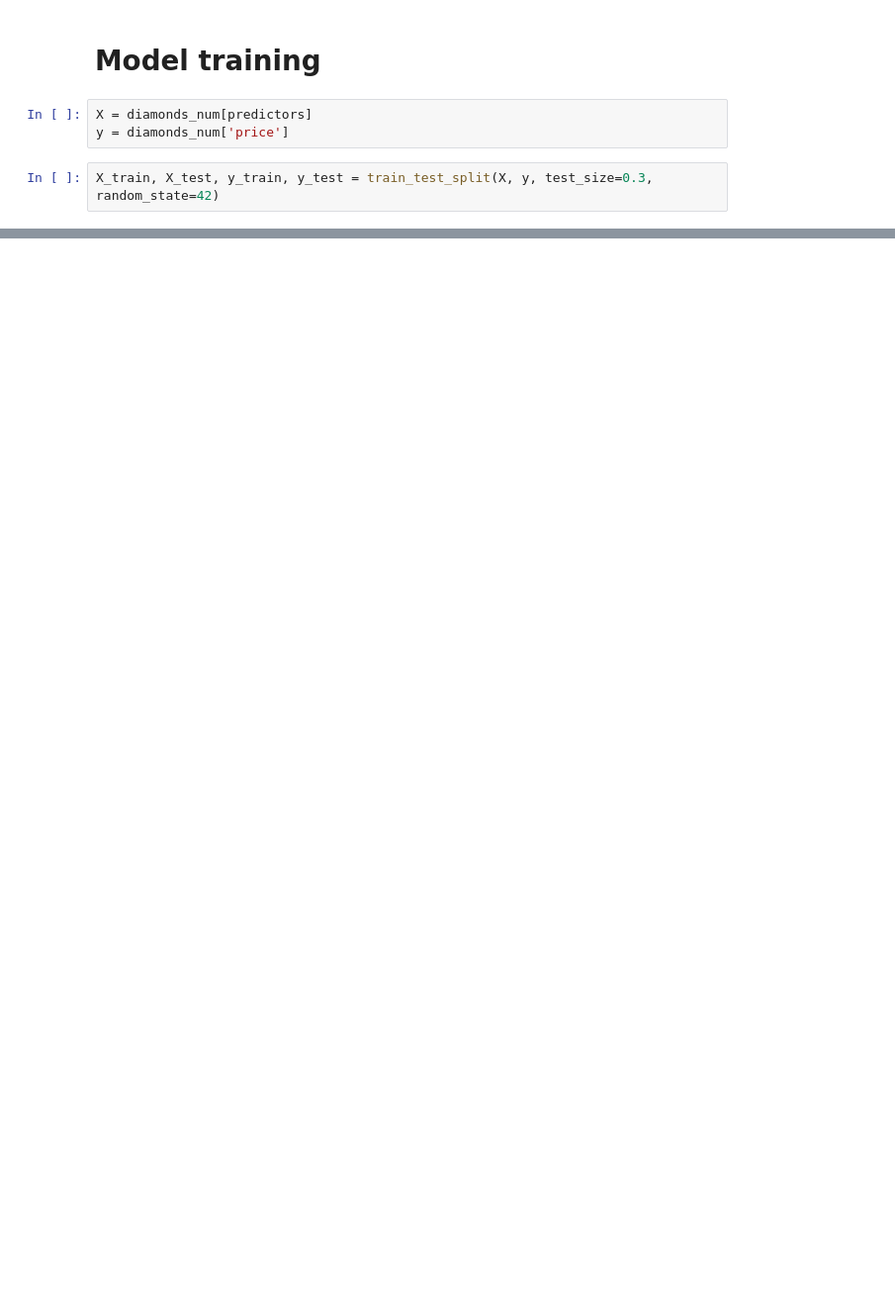
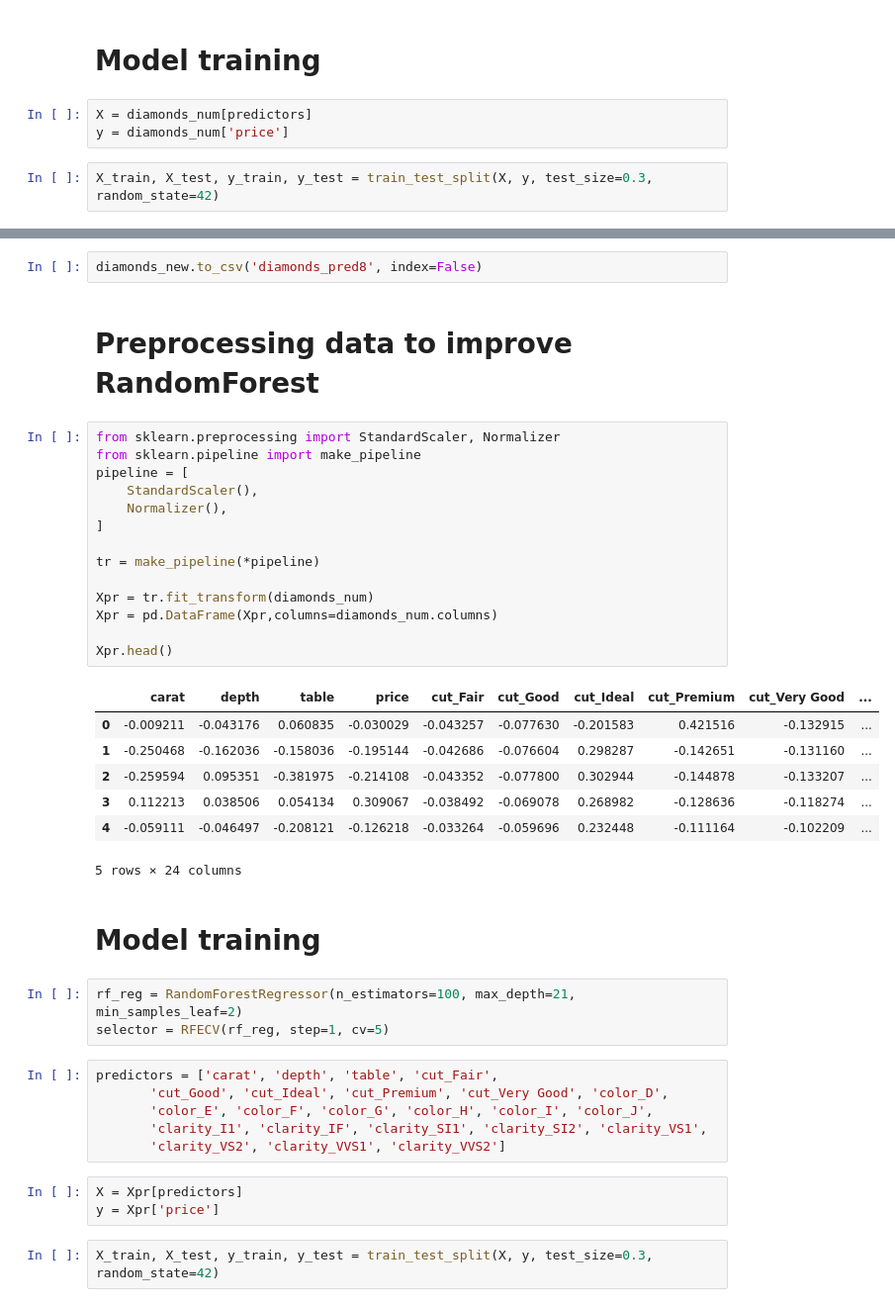
Before and after one commit to patricrp/Diamonds-project, a Jupyter notebook: Diamonds Machine Learning - RandomForest.ipynb, the cells around one changed output, grey strips where cells are left out. Shown at 99% size. Drawn from its saved outputs; the diff is of its cells as text; blank space fills up the shorter version.

Commit message:
Testin Normalizer and StandardScaler

```diff
--- a/Diamonds Machine Learning.ipynb
+++ b/Diamonds Machine Learning - RandomForest.ipynb
@@ -164,0 +230,42 @@ print('RMSE', np.sqrt(mean_squared_error(y_test, rf_reg.predict(X_test))))
+# %%
+diamonds_new.to_csv('diamonds_pred8', index=False)
+# %% [markdown]
+# Preprocessing data to improve RandomForest
+# %%
+from sklearn.preprocessing import StandardScaler, Normalizer
+from sklearn.pipeline import make_pipeline
+pipeline = [
+    StandardScaler(),
+    Normalizer(),
+]
+
+tr = make_pipeline(*pipeline)
+
+Xpr = tr.fit_transform(diamonds_num)
+Xpr = pd.DataFrame(Xpr,columns=diamonds_num.columns)
+
+Xpr.head()
+# %% [output]
+|  | carat | depth | table | price | cut_Fair | cut_Good | cut_Ideal | cut_Premium | cut_Very Good | ... |
+| 0 | -0.009211 | -0.043176 | 0.060835 | -0.030029 | -0.043257 | -0.077630 | -0.201583 | 0.421516 | -0.132915 | ... |
+| 1 | -0.250468 | -0.162036 | -0.158036 | -0.195144 | -0.042686 | -0.076604 | 0.298287 | -0.142651 | -0.131160 | ... |
+| 2 | -0.259594 | 0.095351 | -0.381975 | -0.214108 | -0.043352 | -0.077800 | 0.302944 | -0.144878 | -0.133207 | ... |
+| 3 | 0.112213 | 0.038506 | 0.054134 | 0.309067 | -0.038492 | -0.069078 | 0.268982 | -0.128636 | -0.118274 | ... |
+| 4 | -0.059111 | -0.046497 | -0.208121 | -0.126218 | -0.033264 | -0.059696 | 0.232448 | -0.111164 | -0.102209 | ... |
+5 rows × 24 columns
+# %% [markdown]
+# Model training
+# %%
+rf_reg = RandomForestRegressor(n_estimators=100, max_depth=21, min_samples_leaf=2)
+selector = RFECV(rf_reg, step=1, cv=5)
+# %%
+predictors = ['carat', 'depth', 'table', 'cut_Fair',
+       'cut_Good', 'cut_Ideal', 'cut_Premium', 'cut_Very Good', 'color_D',
+       'color_E', 'color_F', 'color_G', 'color_H', 'color_I', 'color_J',
+       'clarity_I1', 'clarity_IF', 'clarity_SI1', 'clarity_SI2', 'clarity_VS1',
+       'clarity_VS2', 'clarity_VVS1', 'clarity_VVS2']
+# %%
+X = Xpr[predictors]
+y = Xpr['price']
+# %%
+X_train, X_test, y_train, y_test = train_test_split(X, y, test_size=0.3, random_state=42)
```
Also changed, not shown: parts of 32 cells of this notebook, 8 other files.
